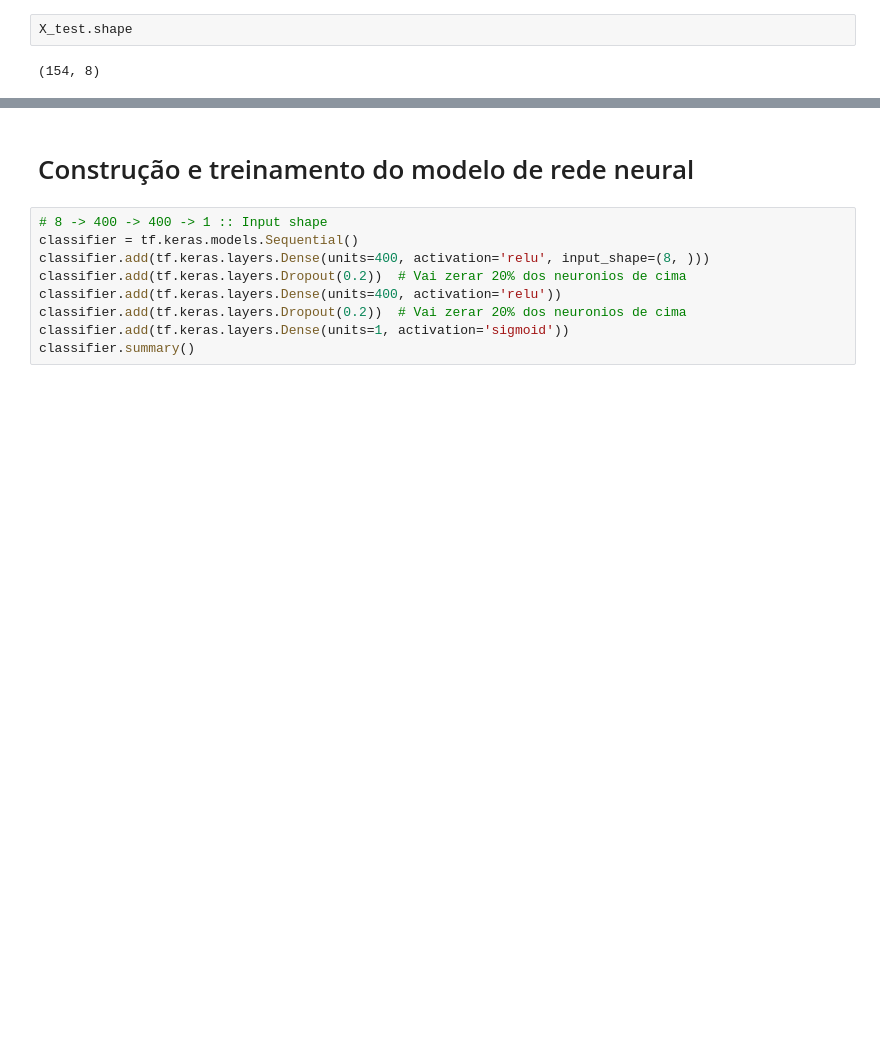
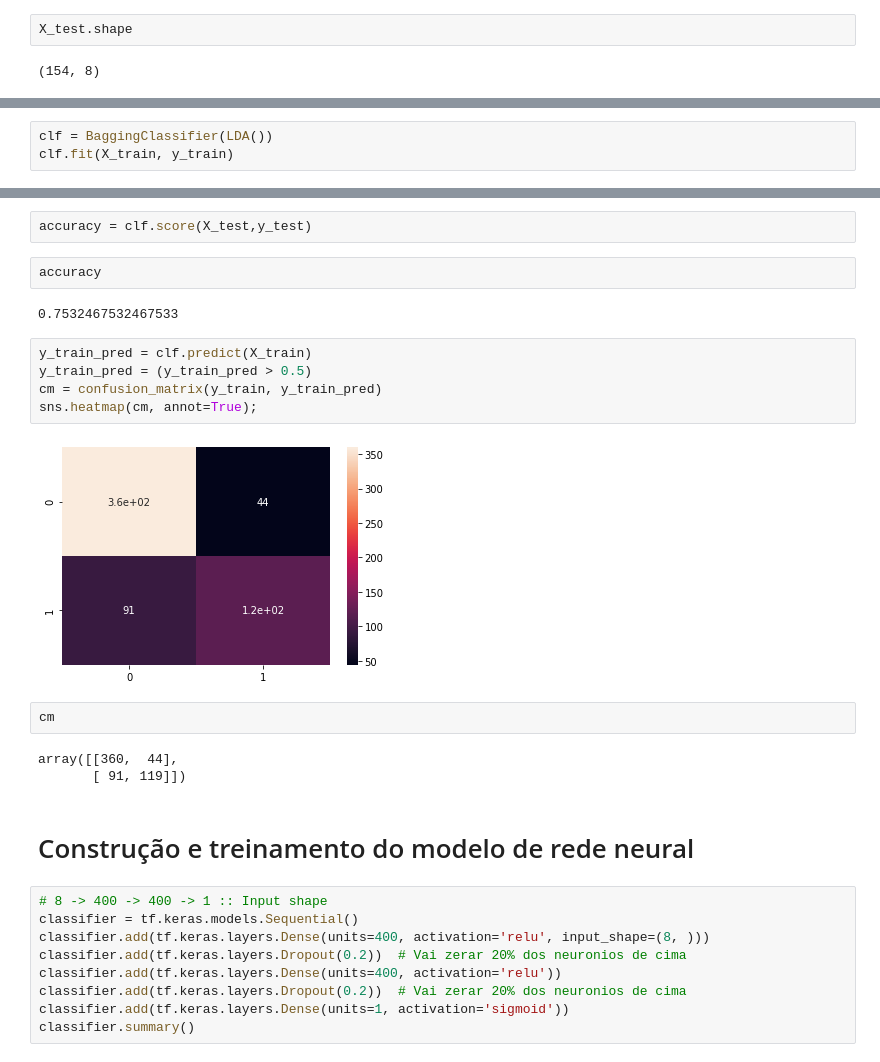
Before and after one commit to marcelounb/ML-Mastery-with-Python-Course, a Jupyter notebook: testando_ml.ipynb, the cells around one changed output, grey strips where cells are left out. Saved outputs shown, nothing was run; the diff lists cells and outputs as text; blank space fills up the shorter version.

```diff
--- a/testando_ml.ipynb
+++ b/testando_ml.ipynb
@@ -159,0 +165,3 @@ X_test.shape
+# %%
+clf = BaggingClassifier(LDA())
+clf.fit(X_train, y_train)
@@ -160,3 +179,21 @@ X_test.shape
+# %%
+accuracy = clf.score(X_test,y_test)
+# %%
+accuracy
+# %% [output]
+0.7532467532467533
+# %%
+y_train_pred = clf.predict(X_train)
+y_train_pred = (y_train_pred > 0.5)
+cm = confusion_matrix(y_train, y_train_pred)
+sns.heatmap(cm, annot=True);
+# %% [output]
+[figure, added]
+# %%
+cm
+# %% [output]
+array([[360,  44],
+       [ 91, 119]])
 # %% [markdown]
 # Construção e treinamento do modelo de rede neural
 # %%
```
Also changed, not shown: parts of 15 cells of this notebook.
